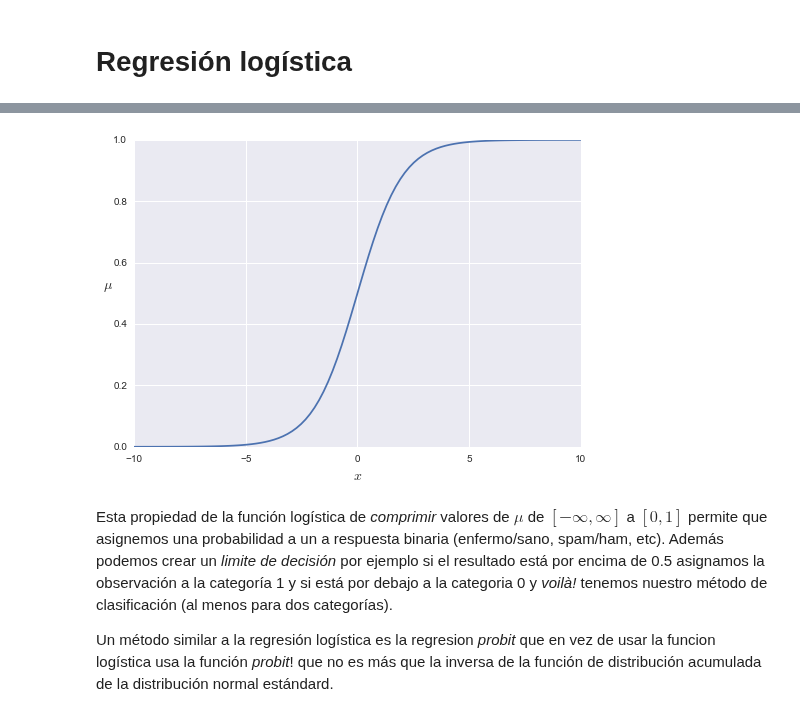
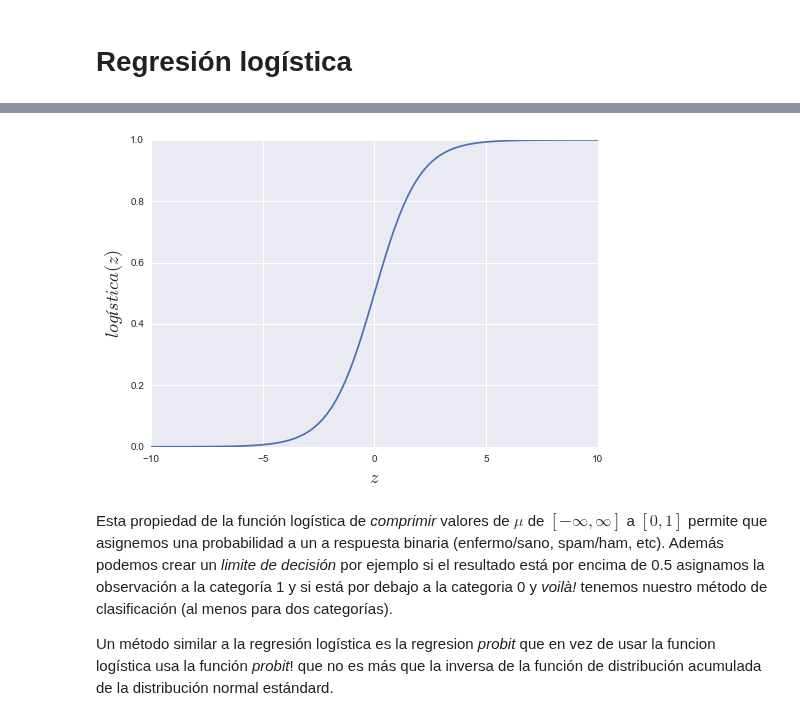
Before and after one commit to jmloyola/EBAD, a Jupyter notebook: 07_Regresión_logística.ipynb, the cells around one changed output, grey strips where cells are left out. Saved outputs shown, nothing was run; the diff lists cells and outputs as text; code cells hidden in the pictures.

```diff
--- a/07_Regresión_logística.ipynb
+++ b/07_Regresión_logística.ipynb
@@ -35,11 +35,11 @@ No importa el rango de $\mu$ el resultado de esta función siempre estará entre
 # %%
-x = np.linspace(-10, 10, 100)
-logistic = 1 / (1 + np.exp(-x))
-plt.plot(x, logistic)
-plt.xlabel('$x$', fontsize=14)
-plt.ylabel('$\mu$', rotation=0, fontsize=14);
+z = np.linspace(-10, 10, 100)
+logistic = 1 / (1 + np.exp(-z))
+plt.plot(z, logistic)
+plt.xlabel('$z$', fontsize=18)
+plt.ylabel('$logística(z)$', fontsize=18);
 # %% [output]
-[figure, old version]
+[figure, new version]
 # %% [markdown]
 Esta propiedad de la función logística de _comprimir_ valores de $\mu$ de $[-\infty, \infty]$ a $[0, 1]$ permite que asignemos una probabilidad a un a respuesta binaria (enfermo/sano, spam/ham, etc). Además podemos crear un _limite de decisión_ por ejemplo si el resultado está por encima de 0.5 asignamos la observación a la categoría 1 y si está por debajo a la categoria 0 y _voilà!_ tenemos nuestro método de clasificación (al menos para dos categorías).
 
```
Also changed, not shown: parts of 28 cells of this notebook.
